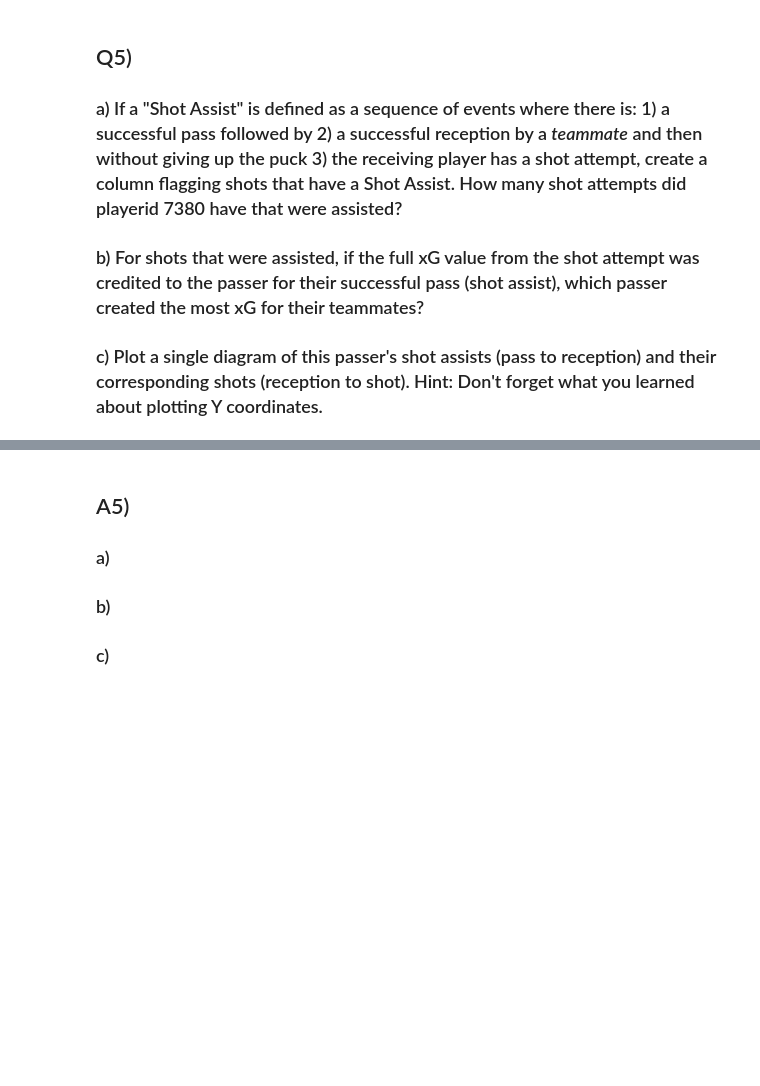
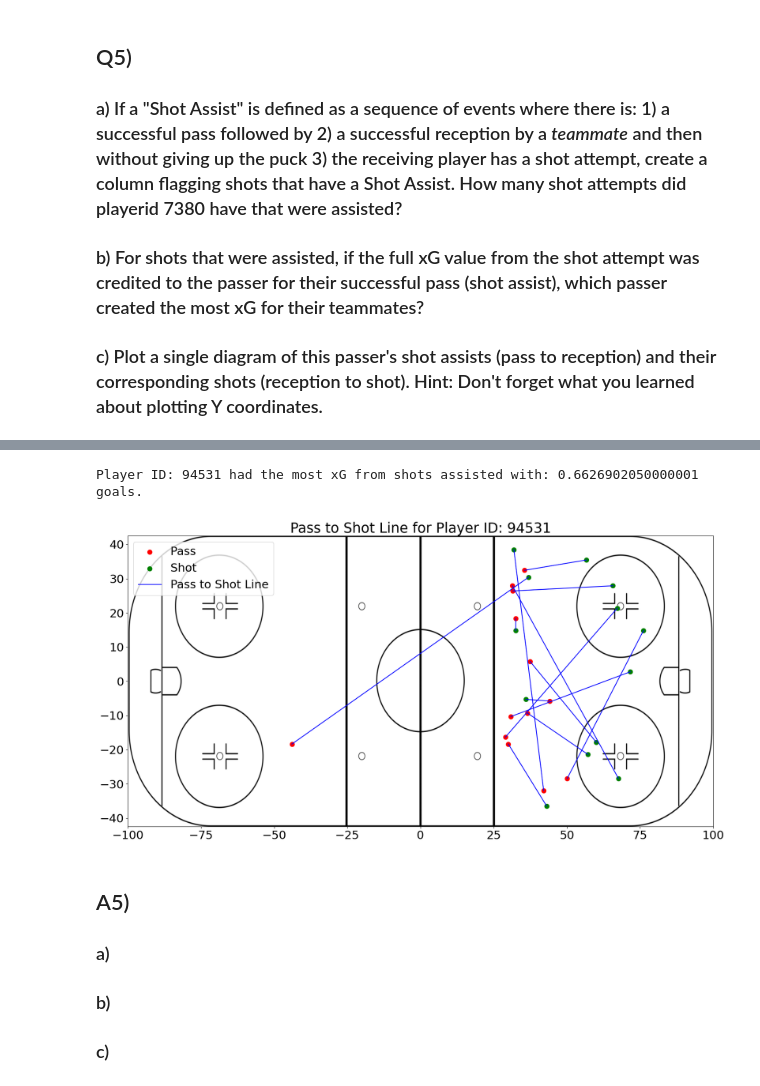
Before and after one commit to klee04/personal, a Jupyter notebook: SportsLogiq Coding Assessment/DA_Tutorial_24/Tutorial24_Questionnaire_Test.ipynb, the cells around one changed output, grey strips where cells are left out. Saved outputs shown, nothing was run; the diff lists cells and outputs as text; code cells hidden in the pictures; blank space fills up the shorter version.

```diff
--- a/SportsLogiq Coding Assessment/DA_Tutorial_24/Tutorial24_Questionnaire_Test.ipynb
+++ b/SportsLogiq Coding Assessment/DA_Tutorial_24/Tutorial24_Questionnaire_Test.ipynb
@@ -322,3 +357,57 @@ Goalie 80264 Goals Saved Above Expected was -0.630303875077517 from the outsideN
+# %%
+# Q5 part b)
+from collections import defaultdict
+
+passingPlayers = game_playerID[sequenceIndexes[0::3]]
+
+shot_compliedTime = game_compiledTime[sequenceIndexes[2::3]]
+xg_shot = np.take(xg_expectedGoals, np.where(np.in1d(xg_compiledTime, shot_compliedTime)))[0]
+
+player_shotAssistDict = defaultdict(int)
+
+for player, value in zip(passingPlayers, xg_shot):
+    player_shotAssistDict[player] += value
+
+player_shotAssistDict_keys = list(player_shotAssistDict.keys())
+player_shotAssistDict_values = list(player_shotAssistDict.values())
+
+player_mostShotAssist_xG = player_shotAssistDict_keys[player_shotAssistDict_values.index(max(player_shotAssistDict_values))]
+player_mostShotAssist_xG_value = player_shotAssistDict[player_mostShotAssist_xG]
+
+
+
+print('Player ID:', player_mostShotAssist_xG, 'had the most xG from shots assisted with:', player_mostShotAssist_xG_value, 'goals.')
+# %% [output]
+Player ID: 94531 had the most xG from shots assisted with: 0.6626902050000001 goals.
+# %%
+# Q5 part c)
+
+player_shotAssists_pass = np.where((game_playerID[sequenceIndexes[0::3]] == player_mostShotAssist_xG))[0]
+
+player_shotAssists_pass_xCoords = np.take(game_xAdj[sequenceIndexes[0::3]], player_shotAssists_pass)
+player_shotAssists_pass_yCoords = np.take(game_yAdj[sequenceIndexes[0::3]], player_shotAssists_pass)
+
+player_shotAssists_shot_xCoords = np.take(game_xAdj[sequenceIndexes[2::3]], player_shotAssists_pass+1)
+player_shotAssists_shot_yCoords = np.take(game_yAdj[sequenceIndexes[2::3]], player_shotAssists_pass+1)
+
+plt.figure(figsize=(20, 10))
+
+rinkPlot = plt.imshow(rink, aspect='auto', extent=[-100, 100, -42.5, 42.5])
+plt.scatter(player_shotAssists_pass_xCoords, player_shotAssists_pass_yCoords, c='r', s=75, label='Pass')
+plt.scatter(player_shotAssists_shot_xCoords, player_shotAssists_shot_yCoords, c='g', s=75, label='Shot')
+
+xx = np.vstack([player_shotAssists_shot_xCoords, player_shotAssists_pass_xCoords])
+yy = np.vstack([player_shotAssists_shot_yCoords, player_shotAssists_pass_yCoords])
+
+plt.plot(xx, yy, 'b', label='Pass to Shot Line')
+
+handles, labels = plt.gca().get_legend_handles_labels()
+by_label = dict(zip(labels, handles))
+plt.legend(by_label.values(), by_label.keys())
+plt.title('Pass to Shot Line for Player ID: ' + str(player_mostShotAssist_xG))
+plt.show()
+# %% [output]
+[figure, added]
 # %% [markdown]
 ## A5)
 ### a)
```
Also changed, not shown: parts of 7 cells of this notebook, 2 other files.
